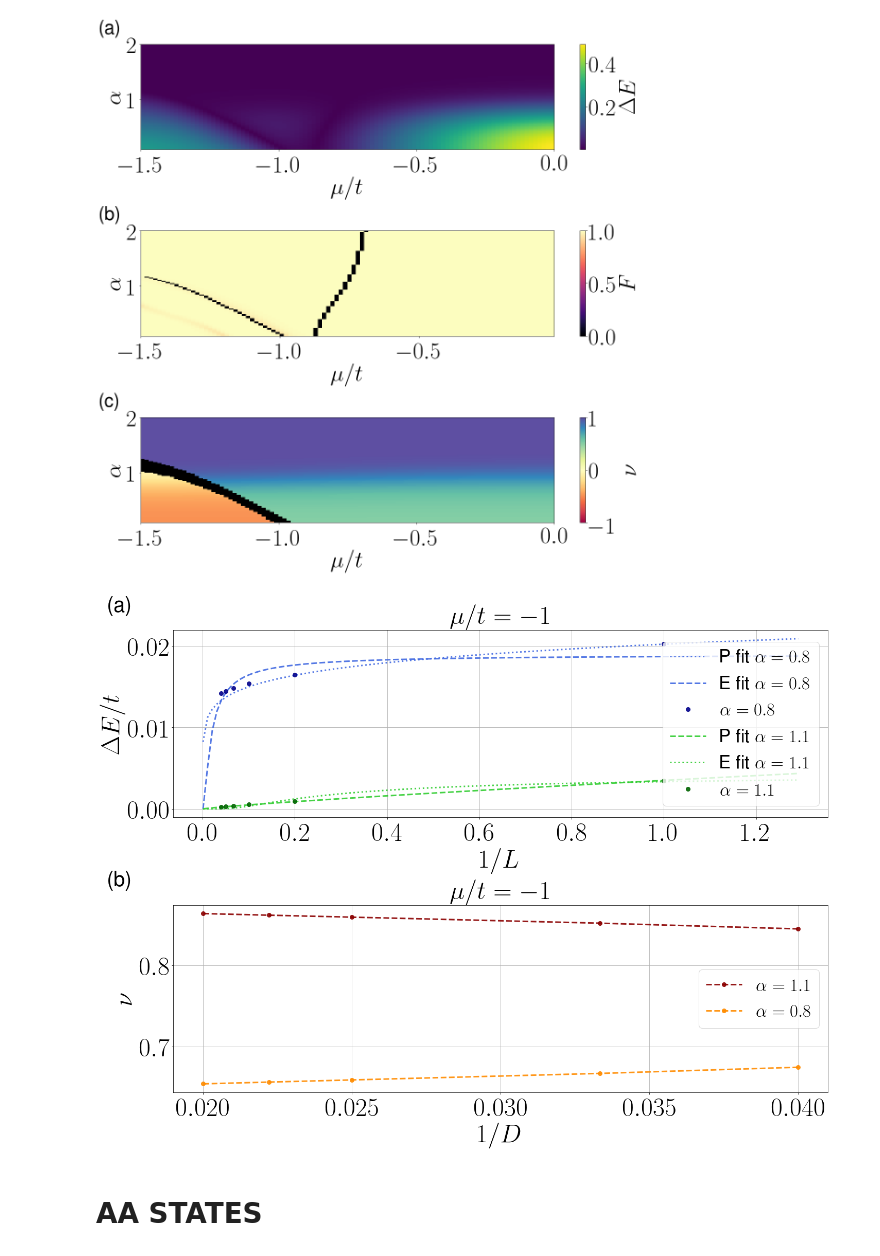
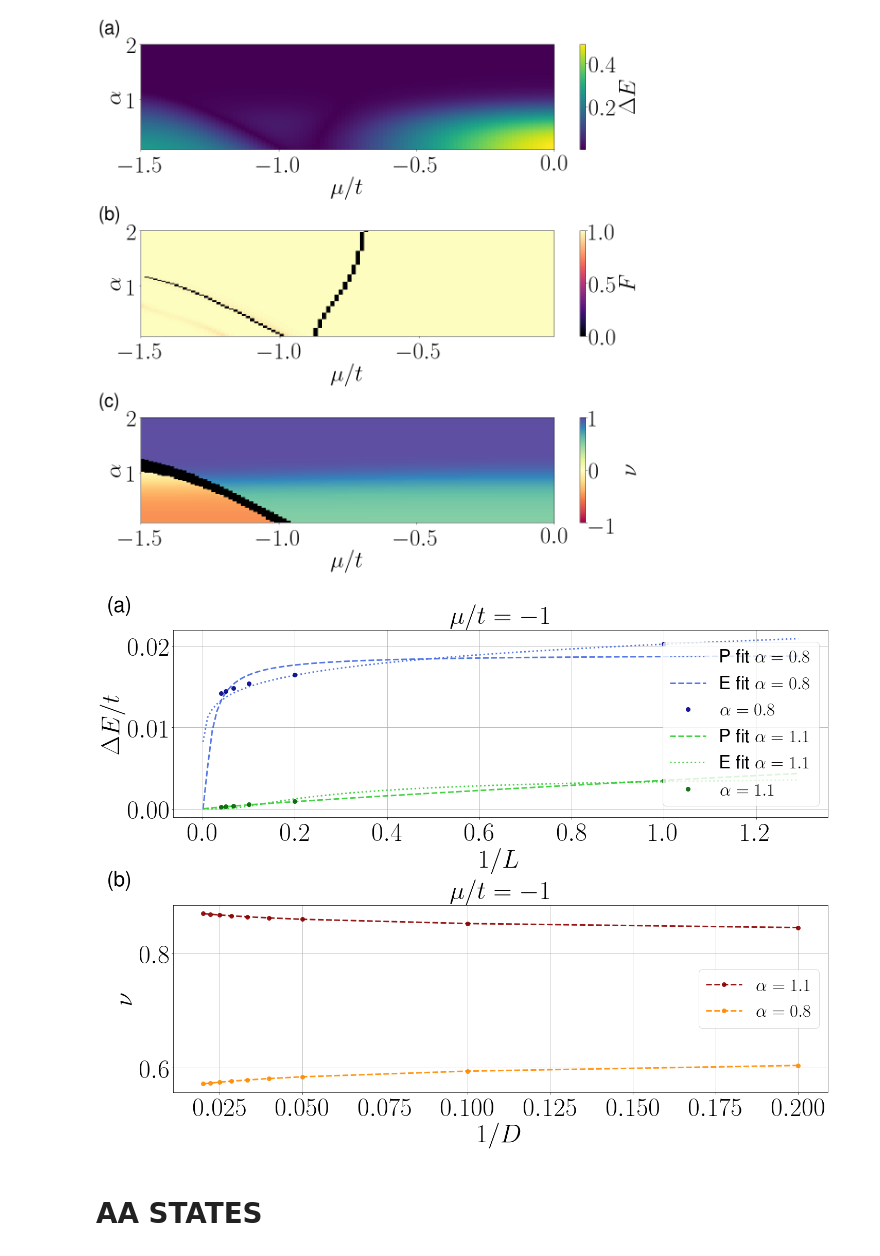
Before and after one commit to jfraxanet/Topo_LR_Kitaev_AAH, a Jupyter notebook: figures.ipynb, the cells around one changed output. Cells and saved outputs as stored; diff of their text form; code cells hidden in the pictures.

Commit message:
Update figure

```diff
--- a/figures.ipynb
+++ b/figures.ipynb
@@ -402,13 +402,10 @@ length = 1
 Fn1, Fn = Fibonacci(it)
 
 length_list = np.array([1,5,10,15,20,25])
-D_list = np.array([25,30,35,40,45,50])
+D_list = np.array([5,10,15,20,25,30,35,40,45,50])
 alpha_list = [0.9,1.1]
 
 x = np.arange(0.001,1.3,0.01)
-xp = np.load(path_data + 'crossings/polyfit.npy')
-xe = np.load(path_data + 'crossings/exfit.npy')
-
 fig, axes = plt.subplots(nrows=2, ncols=1, sharex=False, sharey=False, figsize=(20,15))
 
 mu = -1
@@ -425,34 +422,34 @@ gaps_array_1 = np.load(path_data + 'crossings/scaling_gaps_mu_%.2f.npy' %(mu))[3
 ax = axes[0]
 
 ax.set_title(r'$\mu/t= %.0f$' %mu, fontsize=fs, y = 1.02)
 ax.set_xlabel(r'$1/L$', fontsize=fs)
 ax.set_ylabel(r'$\Delta E/t$', fontsize=fs)
 
 ax.plot(x, 0.0202*np.power(x,0.13), color='royalblue', linestyle='dotted',linewidth = 3, alpha=0.9, label=r'P fit $\alpha = 0.8$')
 ax.plot(x, 0.0189534*np.exp(-0.0142818/x), color='royalblue', linestyle='--',linewidth = 3, alpha=0.9, label=r'E fit $\alpha = 0.8$')
 ax.plot(1/length_list, gaps_array_0, 'o', markersize=8, color='darkblue', alpha=0.9, label=r'$\alpha = 0.8$')
 ax.plot(x, 0.0035*np.power(x,0.85) , color='limegreen', linestyle='--',linewidth = 3, alpha=0.9, label=r'P fit $\alpha = 1.1$')
 ax.plot(x, 0.00430747*np.exp(-0.252242/x), color='limegreen', linestyle='dotted',linewidth = 3, alpha=0.9, label=r'E fit $\alpha = 1.1$')
 ax.plot(1/length_list, gaps_array_1, 'o', markersize=8, color='darkgreen', alpha=0.9, label=r'$\alpha = 1.1$')
 ax.legend(fontsize = fs - 15, loc='center right')
 ax.grid()
 
 ax = axes[1]
 ax.set_title(r'$\mu/t= %.0f$' %mu, fontsize=fs, y = 1.02)
 ax.set_xlabel(r'$1/D$', fontsize=fs)
 ax.set_ylabel(r'$\nu$', fontsize=fs)
 ax.plot(1/D_list_1, wn_inf_array_1, 'o--', color='darkred', markersize = 8, linewidth = 3, alpha=0.9, label=r'$\alpha = 1.1$')
 ax.plot(1/D_list_0, wn_inf_array_0, 'o--', color='darkorange', markersize=8,  linewidth = 3, alpha=0.9, label=r'$\alpha = 0.8$')
 ax.legend(fontsize = fs - 15)
 ax.grid()
 
 plt.tight_layout()
 for ax,lab in zip(axes.flat, ['(a)', '(b)', '(c)','(d)', '(e)']):
     ax.text(-0.1, 1.1, lab, transform=ax.transAxes, size=40, weight='bold', family='STIXGeneral')
 
 plt.savefig(path_figures + 'scaling_alpha.pdf')
 # %% [output]
-[figure, old version]
+[figure, new version]
 # %% [markdown]
 # AA STATES
 # %%
```
Also changed, not shown: 5 other files.
